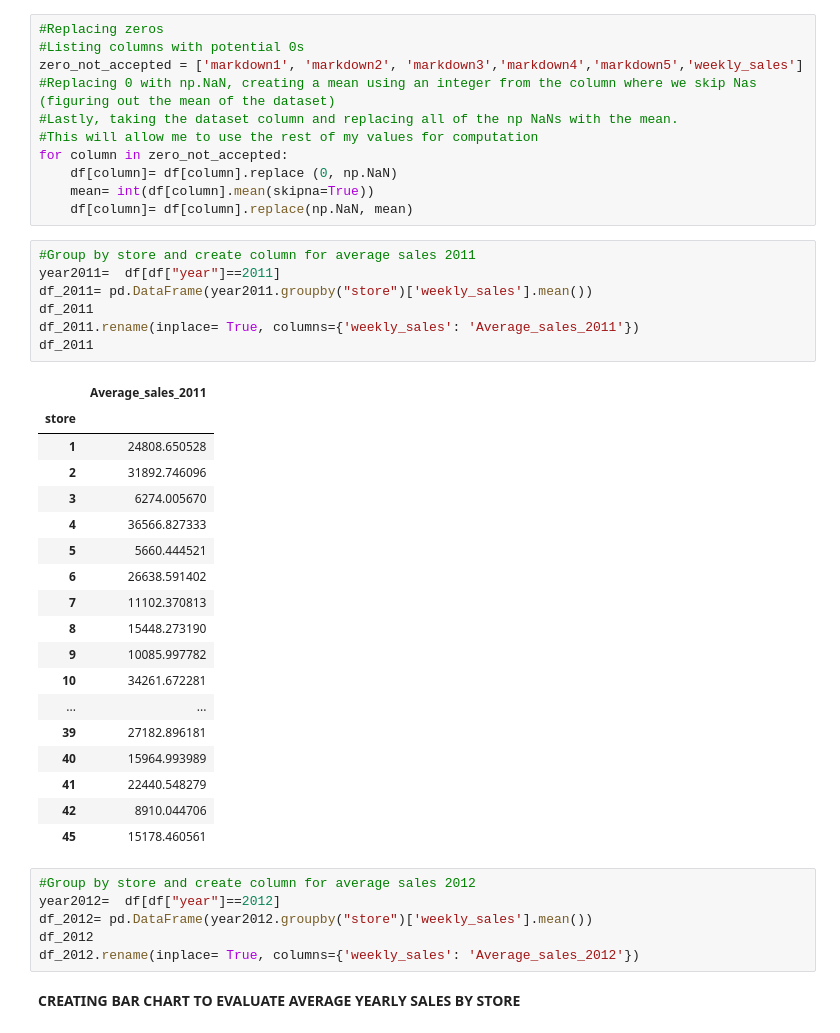
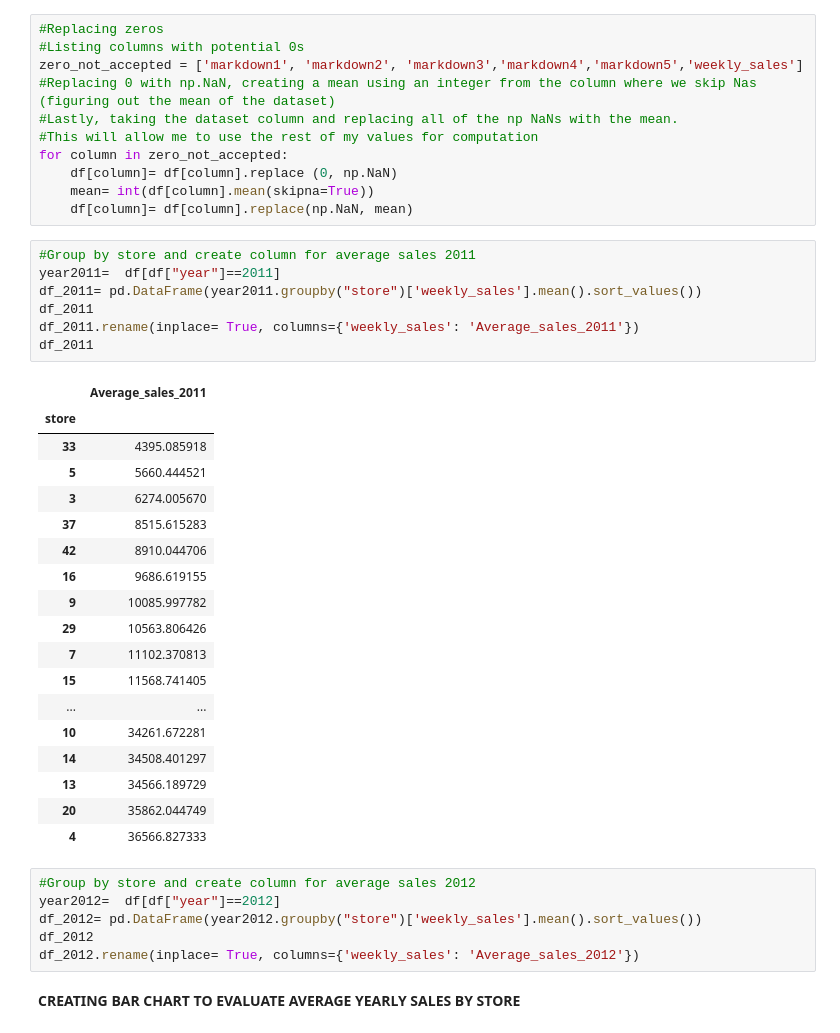
Before and after one commit to Infinity183/Sales_Retail_FP, a Jupyter notebook: Preprocessing_Linearregression_AP.ipynb, the cells around one changed output. Cells and saved outputs as stored; diff of their text form.

```diff
--- a/Preprocessing_Linearregression_AP.ipynb
+++ b/Preprocessing_Linearregression_AP.ipynb
@@ -119,33 +119,33 @@ for column in zero_not_accepted:
 # %%
 #Group by store and create column for average sales 2011
 year2011=  df[df["year"]==2011]
-df_2011= pd.DataFrame(year2011.groupby("store")['weekly_sales'].mean())
+df_2011= pd.DataFrame(year2011.groupby("store")['weekly_sales'].mean().sort_values())
 df_2011
 df_2011.rename(inplace= True, columns={'weekly_sales': 'Average_sales_2011'})
 df_2011
 # %% [output]
 |  | Average_sales_2011 |
 | store |  |
-| 1 | 24808.650528 |
-| 2 | 31892.746096 |
+| 33 | 4395.085918 |
+| 5 | 5660.444521 |
 | 3 | 6274.005670 |
+| 37 | 8515.615283 |
+| 42 | 8910.044706 |
+| 16 | 9686.619155 |
+| 9 | 10085.997782 |
+| 29 | 10563.806426 |
+| 7 | 11102.370813 |
+| 15 | 11568.741405 |
+| ... | ... |
+| 10 | 34261.672281 |
+| 14 | 34508.401297 |
+| 13 | 34566.189729 |
+| 20 | 35862.044749 |
 | 4 | 36566.827333 |
-| 5 | 5660.444521 |
-| 6 | 26638.591402 |
-| 7 | 11102.370813 |
-| 8 | 15448.273190 |
-| 9 | 10085.997782 |
-| 10 | 34261.672281 |
-| ... | ... |
-| 39 | 27182.896181 |
-| 40 | 15964.993989 |
-| 41 | 22440.548279 |
-| 42 | 8910.044706 |
-| 45 | 15178.460561 |
 # %%
 #Group by store and create column for average sales 2012
 year2012=  df[df["year"]==2012]
-df_2012= pd.DataFrame(year2012.groupby("store")['weekly_sales'].mean())
+df_2012= pd.DataFrame(year2012.groupby("store")['weekly_sales'].mean().sort_values())
 df_2012
 df_2012.rename(inplace= True, columns={'weekly_sales': 'Average_sales_2012'})
 # %% [markdown]
```
Also changed, not shown: parts of 10 cells of this notebook.
